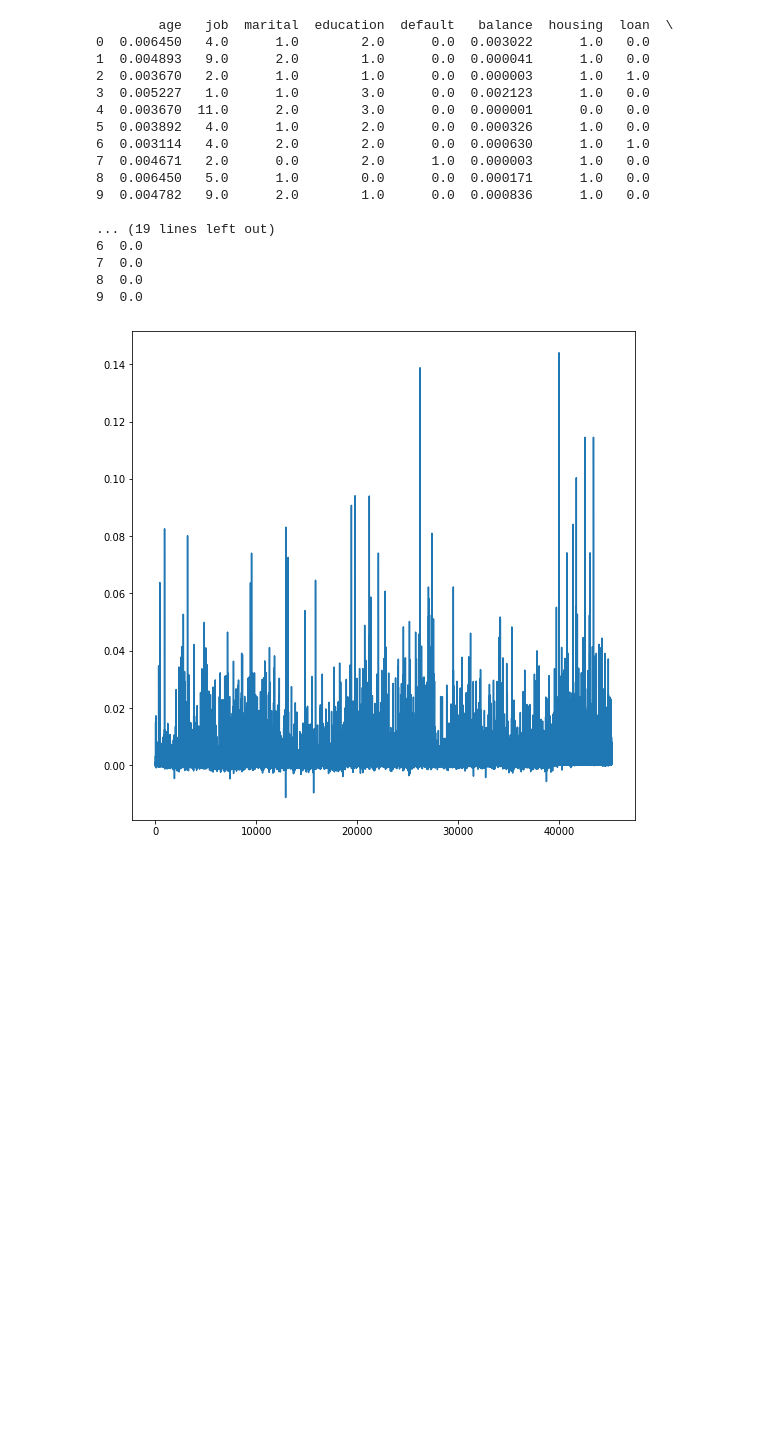
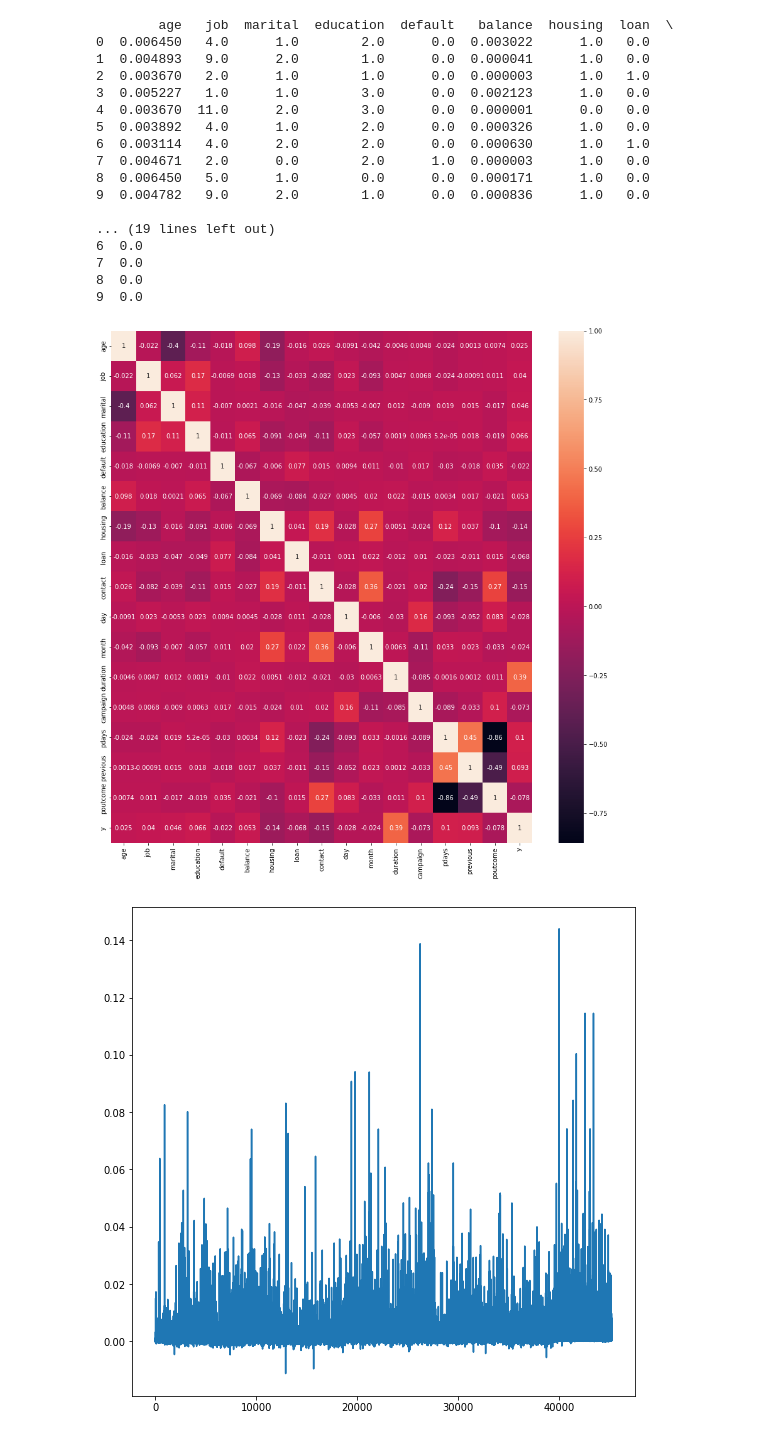
Before and after one commit to da4nik08/ML, a Jupyter notebook: Keras.ipynb, the cells around one changed output. Saved outputs shown, nothing was run; the diff lists cells and outputs as text; code cells hidden in the pictures; blank space fills up the shorter version.

```diff
--- a/Keras.ipynb
+++ b/Keras.ipynb
@@ -113,6 +106,13 @@ print(data.head(10))
 7  0.0
 8  0.0
 9  0.0
+# %%
+fig, ax = plt.subplots(figsize=(15, 15))
+sns.heatmap(data.corr(), cbar=True, annot=True)
+
+plt.show()
+# %% [output]
+[figure, new version]
 # %%
 plt.figure(figsize=(9, 9))
 (data['balance']).plot()
```
Also changed, not shown: parts of 6 cells of this notebook.
